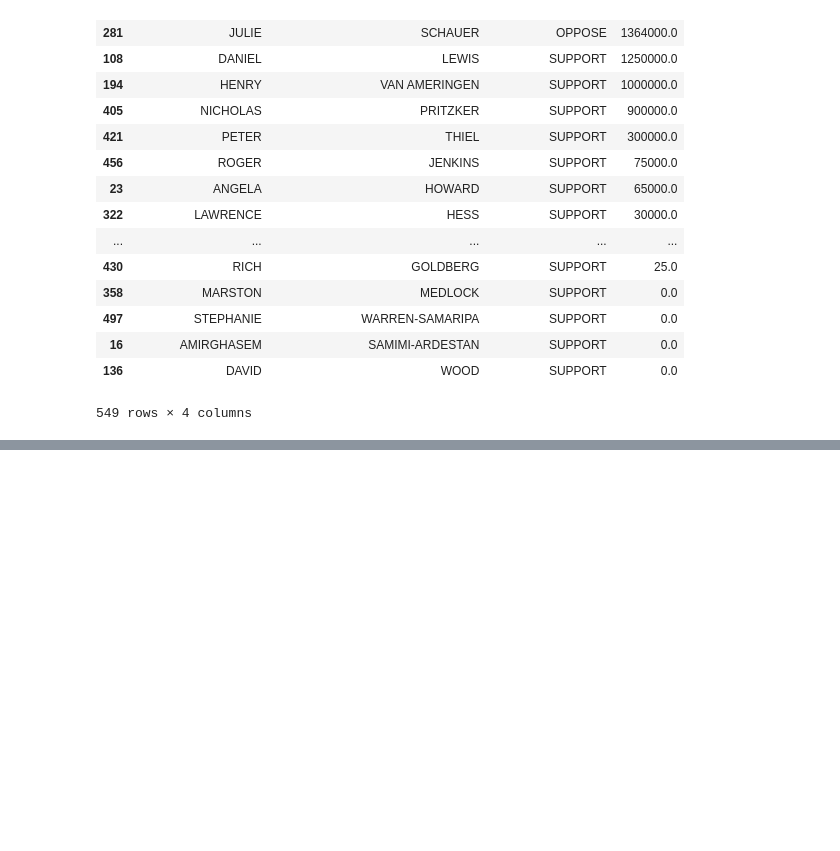
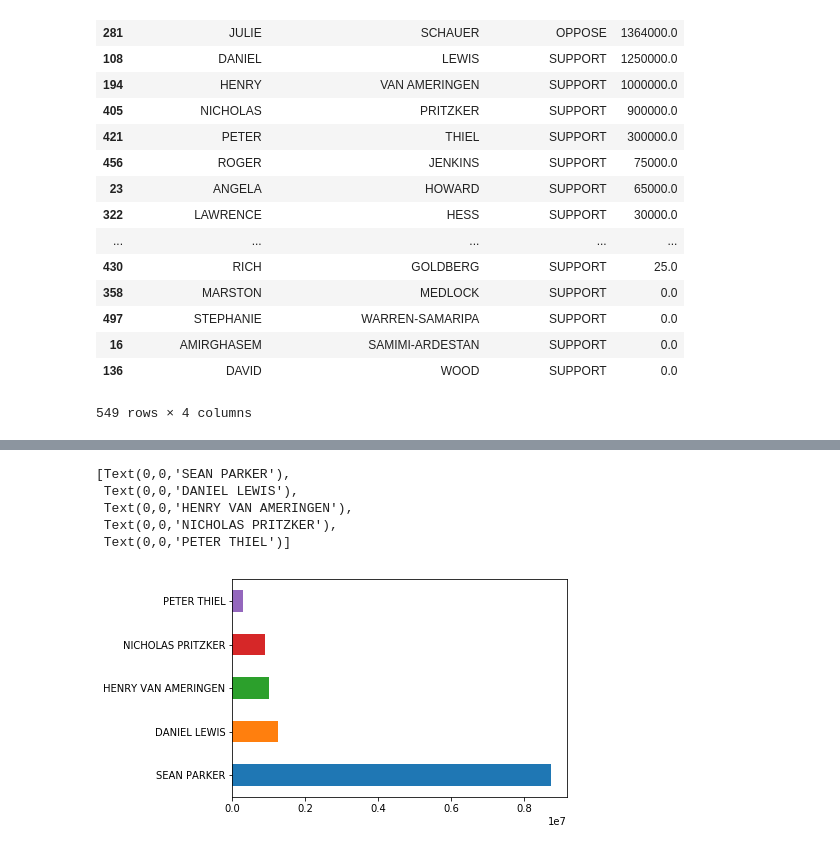
Before and after one commit to dkahn293/first-python-notebook, a Jupyter notebook: my-first-notebook.ipynb, the cells around one changed output, grey strips where cells are left out. Cells and saved outputs as stored; diff of their text form; code cells hidden in the pictures; blank space fills up the shorter version.

```diff
--- a/my-first-notebook.ipynb
+++ b/my-first-notebook.ipynb
@@ -313,0 +314,23 @@ merged.groupby(["contributor_firstname", "contributor_lastname", "committee_posi
+# %%
+top_supporters['contributor_fullname'] = top_supporters.contributor_firstname + " " + top_supporters.contributor_lastname
+# %%
+def combine_names(row):
+    if row.contributor_fullname.startswith('SEAN PARKER'):
+        return 'SEAN PARKER'
+    return row.contributor_fullname
+# %%
+top_supporters['contributor_cleanname'] = top_supporters.apply(combine_names, axis=1)
+# %%
+top_supporters = top_supporters.groupby(
+    "contributor_cleanname"
+).amount.sum().reset_index().sort_values("amount", ascending=False).head(10)
+# %%
+chart = top_supporters.head(5).amount.plot.barh()
+chart.set_yticklabels(top_supporters.contributor_fullname)
+# %% [output]
+[Text(0,0,'SEAN PARKER'),
+ Text(0,0,'DANIEL LEWIS'),
+ Text(0,0,'HENRY VAN AMERINGEN'),
+ Text(0,0,'NICHOLAS PRITZKER'),
+ Text(0,0,'PETER THIEL')]
+[figure, added]
```
Also changed, not shown: parts of 11 cells of this notebook.
